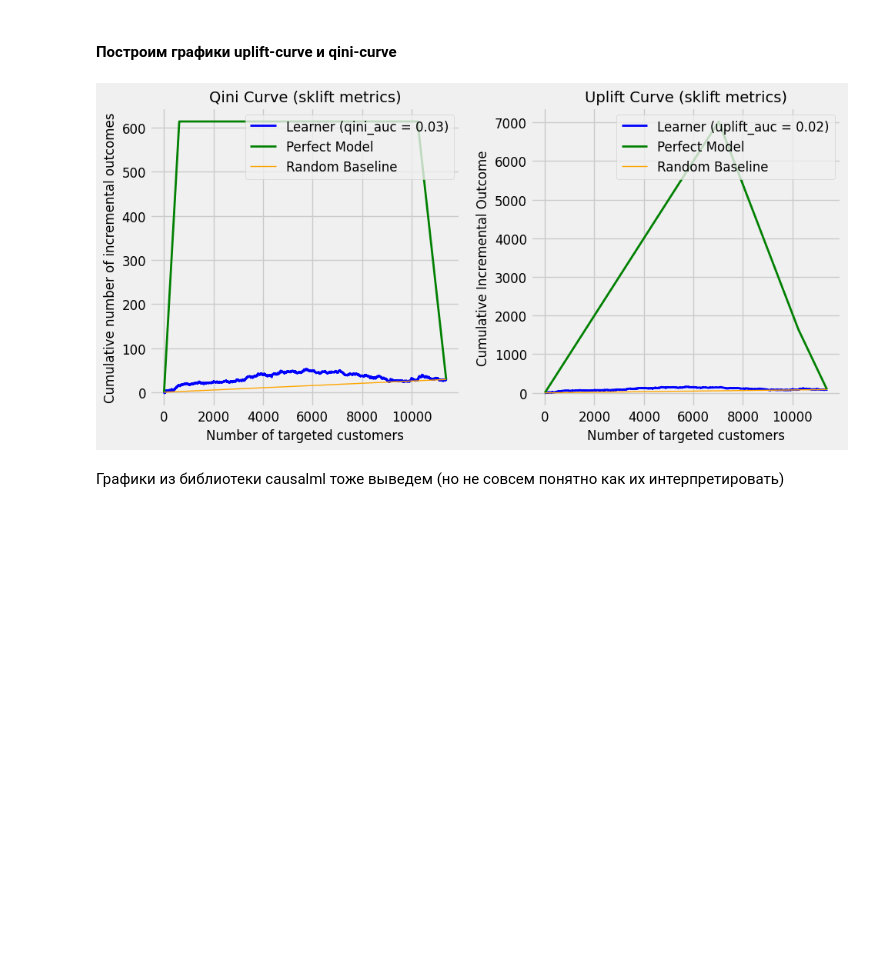
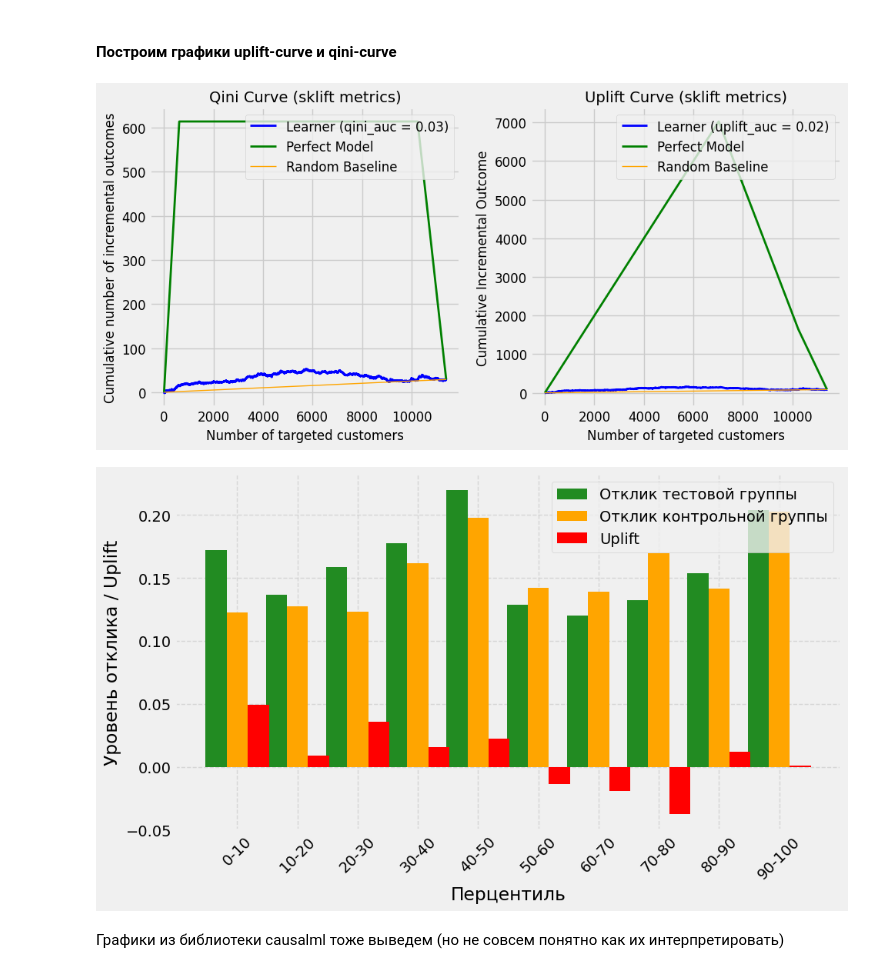
Before and after one commit to khromenko/mle-uplift-final-project-2025, a Jupyter notebook: final_project.ipynb, the cells around one changed output. Drawn from its saved outputs; the diff is of its cells as text; code cells hidden in the pictures; blank space fills up the shorter version.

```diff
--- a/final_project.ipynb
+++ b/final_project.ipynb
@@ -931,18 +846,21 @@ causalml uplift_auc = 113.26%, qini_auc = 61.88%
 # %%
-# построим графики вручную на основе данных из sklift
+# построим графики вручную на основе данных из sklift (их и будем использовать в дальнейшем)
 import matplotlib.pyplot as plt
 import utils
 
 fig, axs = plt.subplots(1, 2, figsize=(10, 5))
 
 utils.plot_qini_curve(y_test, pred_uplift, treat_test, axs=axs[0])
 utils.plot_uplift_curve(y_test, pred_uplift, treat_test, axs=axs[1])
 
 plt.tight_layout()
+fig.savefig(f'{path_baseline}/qini_uplift_curves.png')
 
-fig.savefig('models/baseline/qini_uplift_curves.png')
+fig2 = utils.custom_uplift_by_percentile(y_test, pred_uplift, treat_test, kind='bar')
+fig2.savefig(f'{path_baseline}/custom_uplift_by_percentile.png')
 # %% [output]
 [figure]
+[figure, added]
 # %% [markdown]
 Графики из библиотеки causalml тоже выведем (но не совсем понятно как их интерпретировать)
 # %%
```
Also changed, not shown: parts of 93 cells of this notebook, 22 other files.
